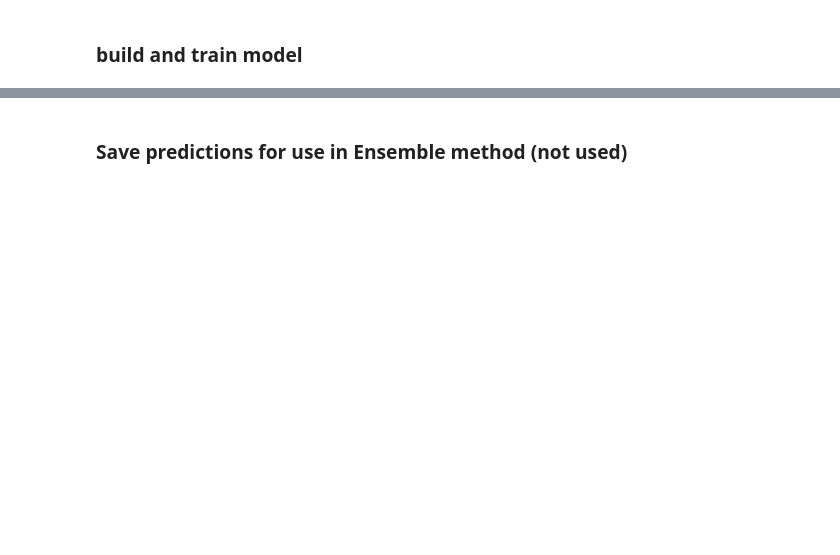
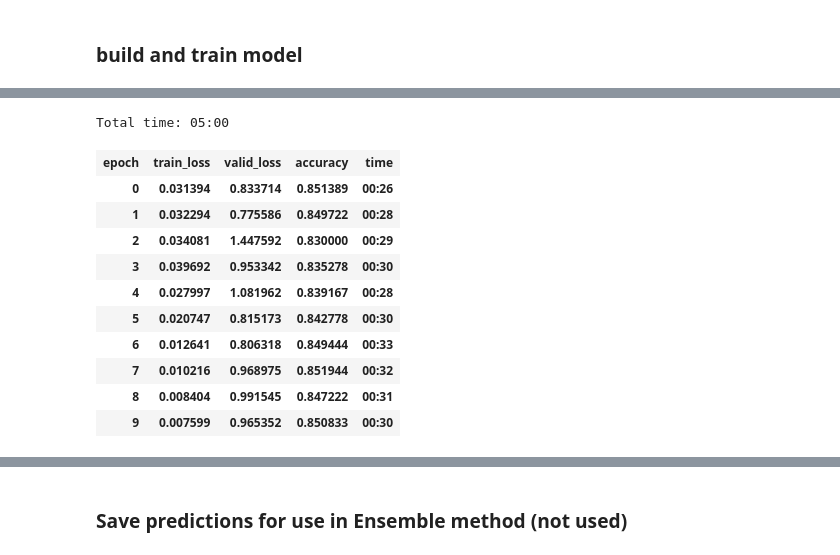
Before and after one commit to bfarzin/haha_2019, a Jupyter notebook: spanish_joke_classifier_tweet_only_LM_Transformer.ipynb, the cells around one changed output, grey strips where cells are left out. Drawn from its saved outputs; the diff is of its cells as text; code cells hidden in the pictures; blank space fills up the shorter version.

```diff
--- a/spanish_joke_classifier_tweet_only_LM_Transformer.ipynb
+++ b/spanish_joke_classifier_tweet_only_LM_Transformer.ipynb
@@ -258,8 +361,19 @@ learn.recorder.plot_metrics()
 # %%
 learn.freeze_to(-3)
-
-learn.fit_one_cycle(20,slice(1e-3/(2.6**3),1e-3),moms=(0.7,0.4), wd=0.10,
-                   callbacks=[SaveModelCallback(learn,every='improvement',mode='max',monitor='accuracy',name='best_acc_model')])
+learn.fit_one_cycle(10,slice(1e-8,1e-3),moms=(0.7,0.4), wd=0.10)
+# %% [output]
+Total time: 05:00
+| epoch | train_loss | valid_loss | accuracy | time |
+| 0 | 0.031394 | 0.833714 | 0.851389 | 00:26 |
+| 1 | 0.032294 | 0.775586 | 0.849722 | 00:28 |
+| 2 | 0.034081 | 1.447592 | 0.830000 | 00:29 |
+| 3 | 0.039692 | 0.953342 | 0.835278 | 00:30 |
+| 4 | 0.027997 | 1.081962 | 0.839167 | 00:28 |
+| 5 | 0.020747 | 0.815173 | 0.842778 | 00:30 |
+| 6 | 0.012641 | 0.806318 | 0.849444 | 00:33 |
+| 7 | 0.010216 | 0.968975 | 0.851944 | 00:32 |
+| 8 | 0.008404 | 0.991545 | 0.847222 | 00:31 |
+| 9 | 0.007599 | 0.965352 | 0.850833 | 00:30 |
 # %%
 learn.recorder.plot_losses()
 learn.recorder.plot_metrics()
```
Also changed, not shown: parts of 25 cells of this notebook, 5 other files.
